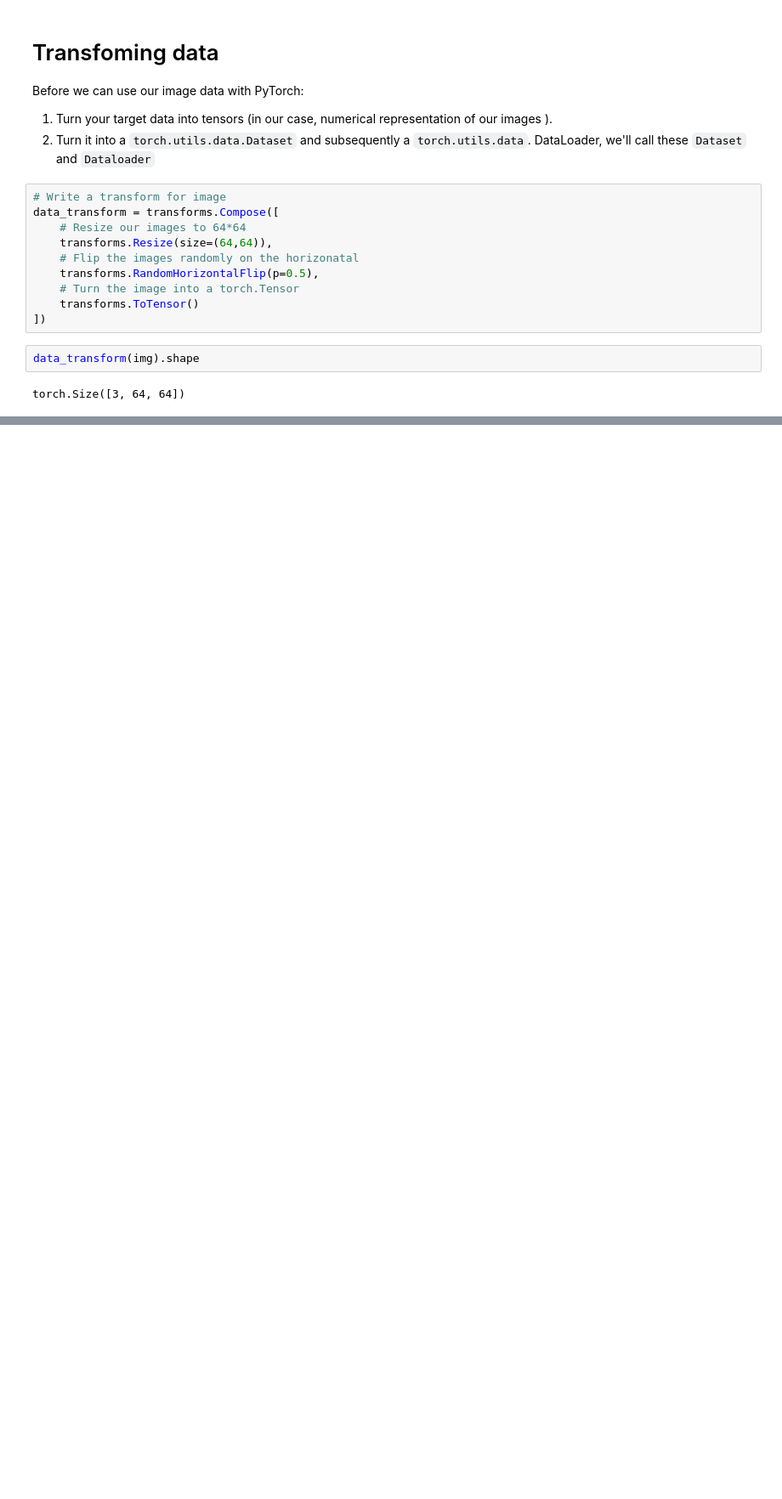
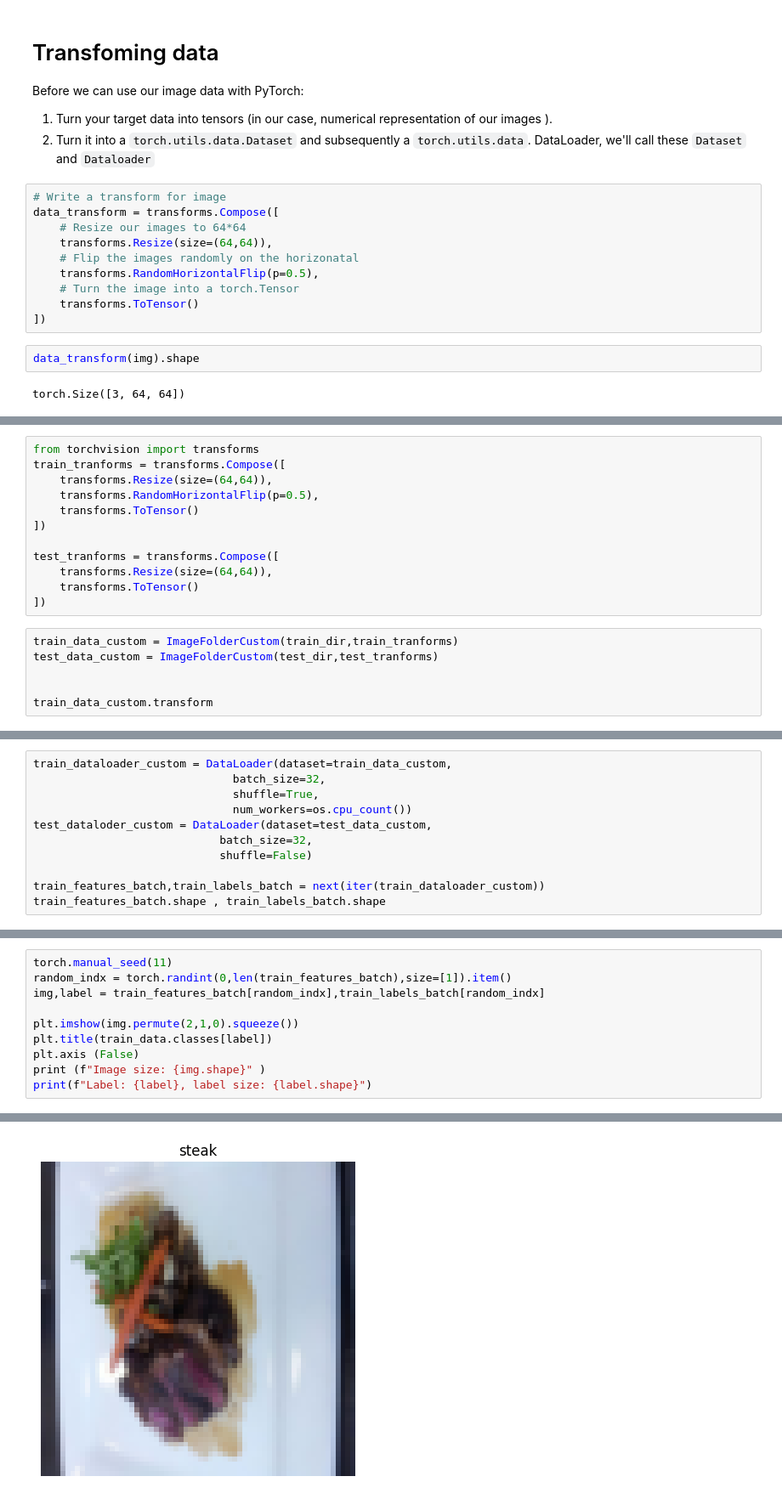
Before and after one commit to Hit07/ML-DL-Torch, a Jupyter notebook: FoodVision.ipynb, the cells around one changed output, grey strips where cells are left out. Shown at 85% size. Drawn from its saved outputs; the diff is of its cells as text; blank space fills up the shorter version.

```diff
--- a/FoodVision.ipynb
+++ b/FoodVision.ipynb
@@ -163,0 +267,18 @@ plot_transformed_images(images_list,data_transform,seed=42)
+# %%
+from torchvision import transforms
+train_tranforms = transforms.Compose([
+    transforms.Resize(size=(64,64)),
+    transforms.RandomHorizontalFlip(p=0.5),
+    transforms.ToTensor()
+])
+
+test_tranforms = transforms.Compose([
+    transforms.Resize(size=(64,64)),
+    transforms.ToTensor()
+])
+# %%
+train_data_custom = ImageFolderCustom(train_dir,train_tranforms)
+test_data_custom = ImageFolderCustom(test_dir,test_tranforms)
+
+
+train_data_custom.transform
@@ -163,0 +300,11 @@ plot_transformed_images(images_list,data_transform,seed=42)
+# %%
+train_dataloader_custom = DataLoader(dataset=train_data_custom,
+                              batch_size=32,
+                              shuffle=True,
+                              num_workers=os.cpu_count())
+test_dataloder_custom = DataLoader(dataset=test_data_custom,
+                            batch_size=32,
+                            shuffle=False)
+
+train_features_batch,train_labels_batch = next(iter(train_dataloader_custom))
+train_features_batch.shape , train_labels_batch.shape
@@ -163,0 +313,11 @@ plot_transformed_images(images_list,data_transform,seed=42)
+# %%
+torch.manual_seed(11)
+random_indx = torch.randint(0,len(train_features_batch),size=[1]).item()
+img,label = train_features_batch[random_indx],train_labels_batch[random_indx]
+
+plt.imshow(img.permute(2,1,0).squeeze())
+plt.title(train_data.classes[label])
+plt.axis (False)
+print (f"Image size: {img.shape}" )
+print(f"Label: {label}, label size: {label.shape}")
+# %% [output]
@@ -163,0 +326 @@ plot_transformed_images(images_list,data_transform,seed=42)
+[figure, added]
```
Also changed, not shown: parts of 23 cells of this notebook.
